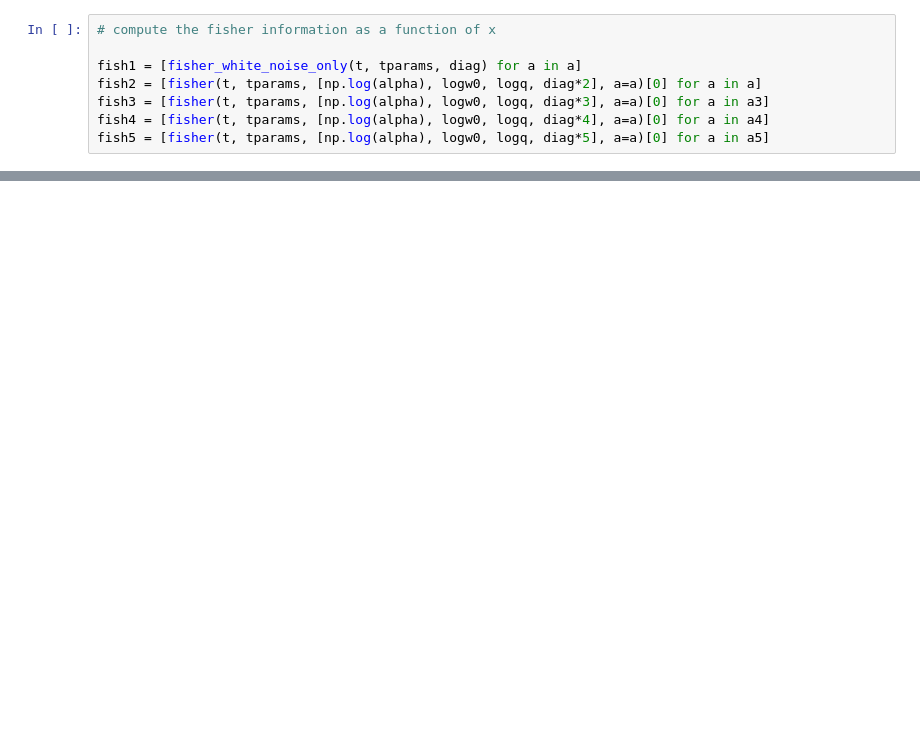
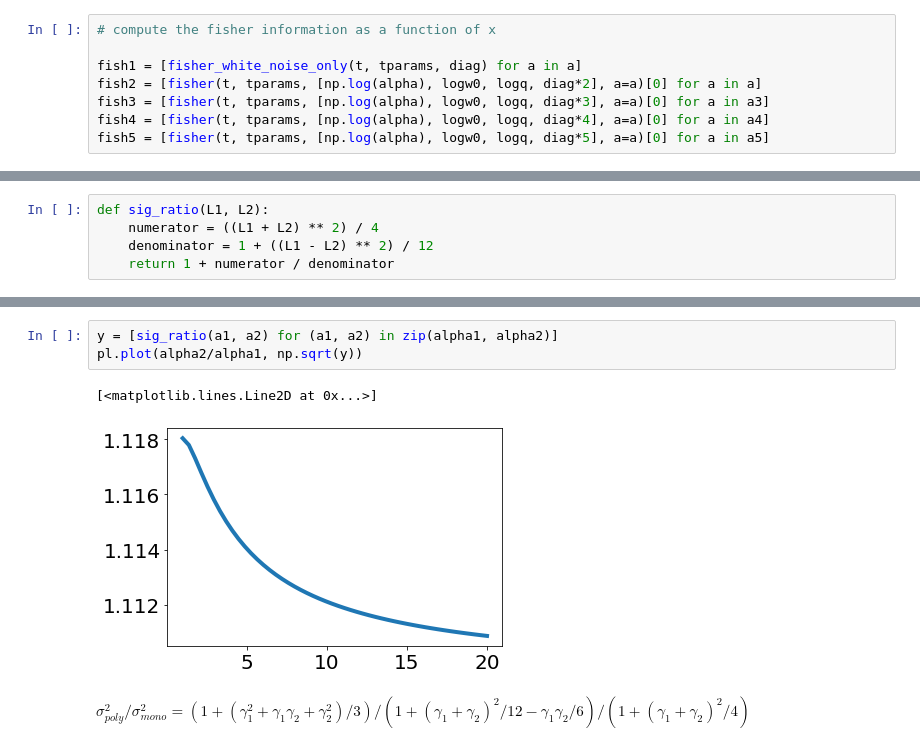
Before and after one commit to tagordon/mwtransits, a Jupyter notebook: fisher_alpha.ipynb, the cells around one changed output, grey strips where cells are left out. Cells and saved outputs as stored; diff of their text form; blank space fills up the shorter version.

```diff
--- a/fisher_alpha.ipynb
+++ b/fisher_alpha.ipynb
@@ -202,0 +136,5 @@ Text(0,0.5,'1-$\\sigma$ uncertainty for $R_p/R_*$')
+# %%
+def sig_ratio(L1, L2):
+    numerator = ((L1 + L2) ** 2) / 4
+    denominator = 1 + ((L1 - L2) ** 2) / 12
+    return 1 + numerator / denominator
@@ -202,0 +154,9 @@ Text(0,0.5,'1-$\\sigma$ uncertainty for $R_p/R_*$')
+# %%
+y = [sig_ratio(a1, a2) for (a1, a2) in zip(alpha1, alpha2)]
+pl.plot(alpha2/alpha1, np.sqrt(y))
+# %% [output]
+[<matplotlib.lines.Line2D at 0x...>]
+[figure, added]
+# %% [markdown]
+$\sigma_{poly}^2/\sigma_{mono}^2  = (1 + (\gamma_1^2 + \gamma_1 \gamma_2 + \gamma_2^2)/3)/
+(1+(\gamma_1+\gamma_2)^2/12 - \gamma_1\gamma_2/6) / (1+ (\gamma_1+\gamma_2)^2/4)$
```
Also changed, not shown: parts of 17 cells of this notebook, 18 other files.
